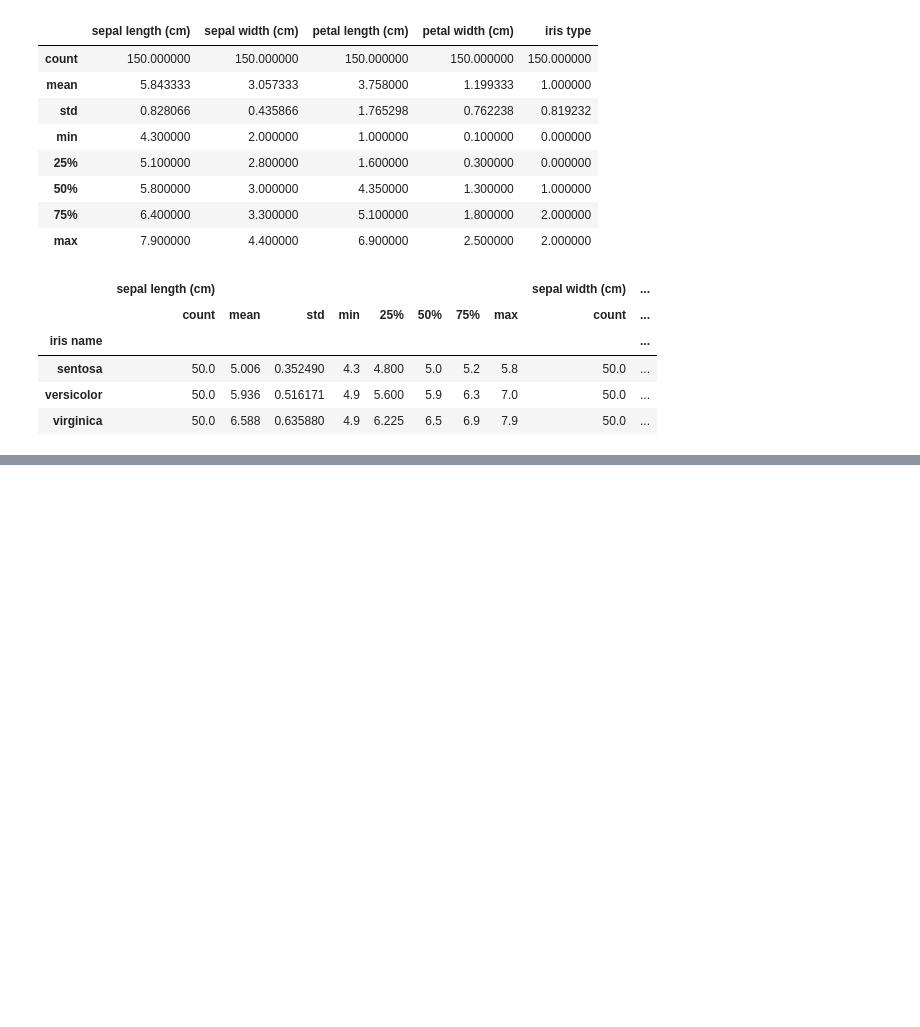
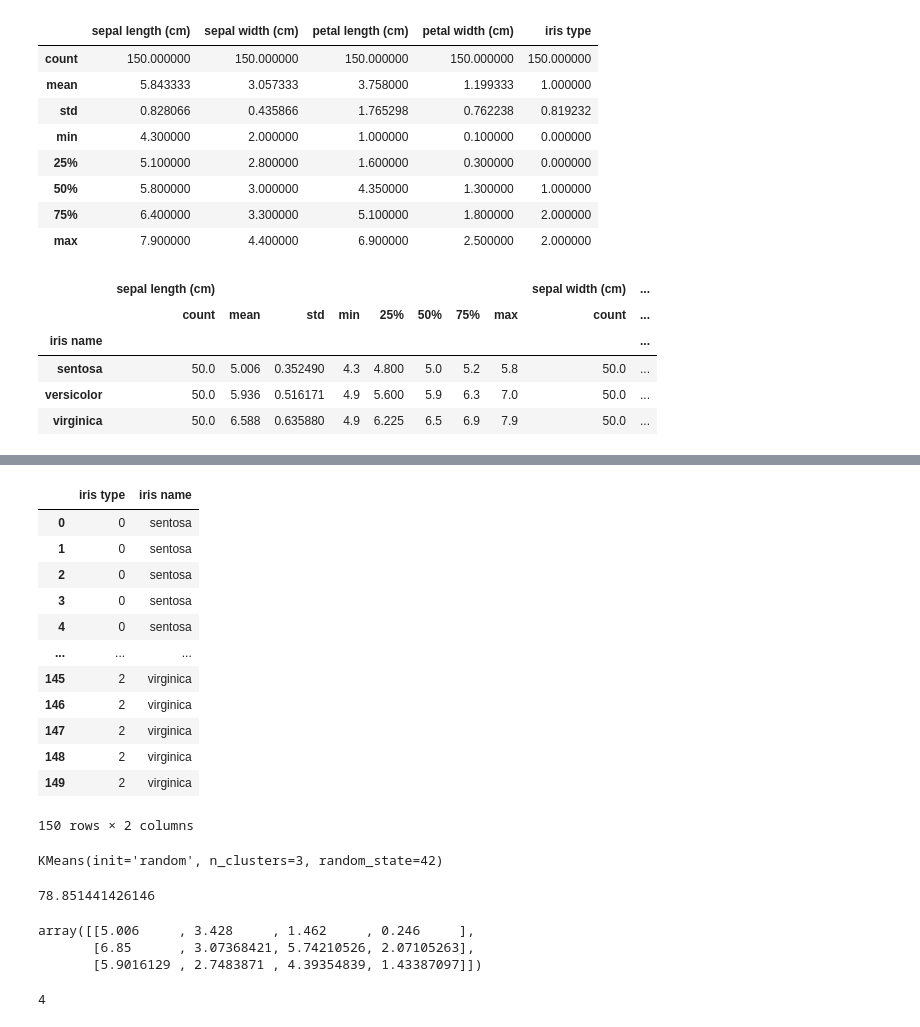
Before and after one commit to kwolf3/Experiments, a Jupyter notebook: K-Means Experimentation.ipynb, the cells around one changed output, grey strips where cells are left out. Saved outputs shown, nothing was run; the diff lists cells and outputs as text; code cells hidden in the pictures; blank space fills up the shorter version.

Commit message:
Fit kmeans

```diff
--- a/K-Means Experimentation.ipynb
+++ b/K-Means Experimentation.ipynb
@@ -121,0 +142,36 @@ df.groupby(['iris name']).describe()
+# %%
+y = df.iloc[:, 4:]
+y
+# %% [output]
+|  | iris type | iris name |
+| 0 | 0 | sentosa |
+| 1 | 0 | sentosa |
+| 2 | 0 | sentosa |
+| 3 | 0 | sentosa |
+| 4 | 0 | sentosa |
+| ... | ... | ... |
+| 145 | 2 | virginica |
+| 146 | 2 | virginica |
+| 147 | 2 | virginica |
+| 148 | 2 | virginica |
+| 149 | 2 | virginica |
+150 rows × 2 columns
+# %%
+kmeans = KMeans(init = 'random', n_clusters = 3, n_init = 10, max_iter = 300, random_state = 42)
+kmeans.fit(X)
+# %% [output]
+KMeans(init='random', n_clusters=3, random_state=42)
+# %%
+kmeans.inertia_
+# %% [output]
+78.851441426146
+# %%
+kmeans.cluster_centers_
+# %% [output]
+array([[5.006     , 3.428     , 1.462     , 0.246     ],
+       [6.85      , 3.07368421, 5.74210526, 2.07105263],
+       [5.9016129 , 2.7483871 , 4.39354839, 1.43387097]])
+# %%
+kmeans.n_iter_
+# %% [output]
+4
```
Also changed, not shown: parts of 3 cells of this notebook.
